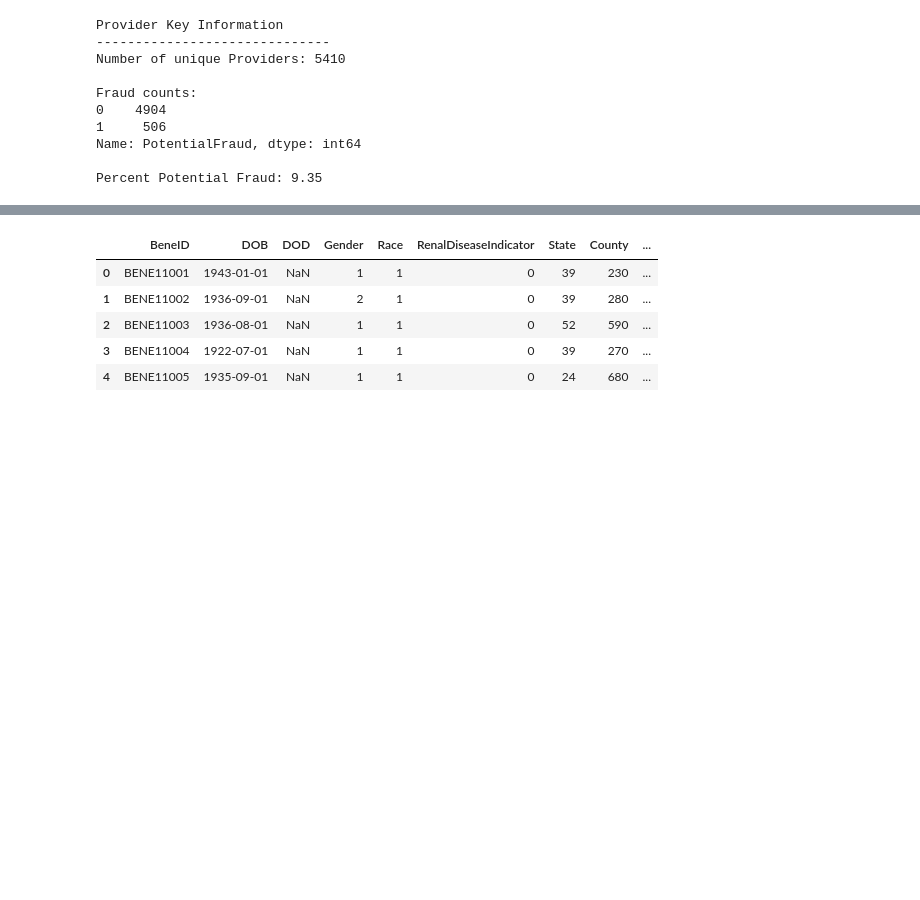
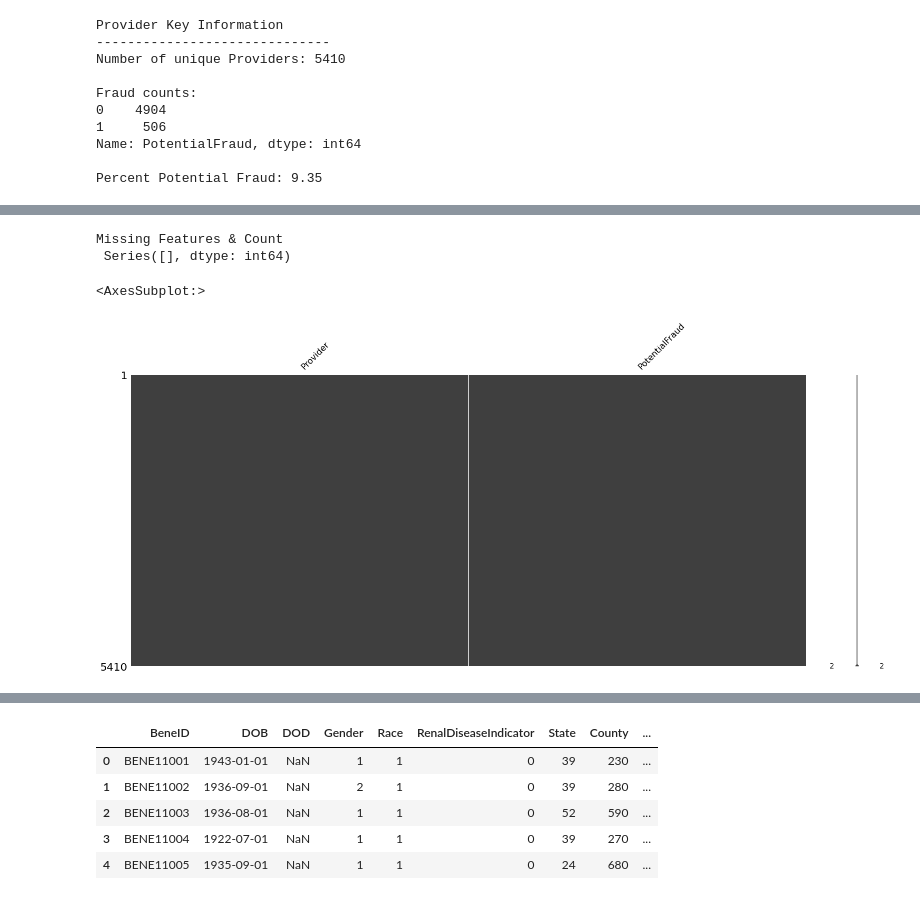
Before and after one commit to jwelch1123/healthcare_fraud_detection, a Jupyter notebook: healthcare_fraud.ipynb, the cells around one changed output, grey strips where cells are left out. Saved outputs shown, nothing was run; the diff lists cells and outputs as text; code cells hidden in the pictures; blank space fills up the shorter version.

Commit message:
added graphics, continue feature exploration and engineering

```diff
--- a/healthcare_fraud.ipynb
+++ b/healthcare_fraud.ipynb
@@ -115,0 +142,12 @@ Percent Potential Fraud: 9.35
+# %%
+missing = data_dict['Train'].isna().sum(axis=0).sort_values(ascending=False)
+print("Missing Features & Count\n",missing[missing!=0])
+fig = msno.matrix(data_dict['Train'])
+fig_copy = fig.get_figure()
+fig_copy.savefig('./graphics/msno_provider.png')
+fig
+# %% [output]
+Missing Features & Count
+ Series([], dtype: int64)
+<AxesSubplot:>
+[figure, added]
```
Also changed, not shown: parts of 55 cells of this notebook, 7 other files.
